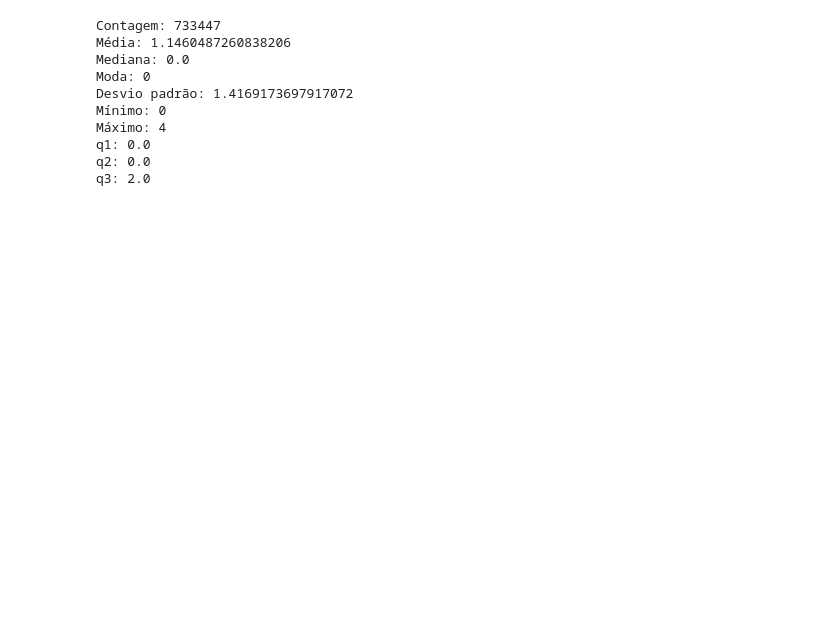
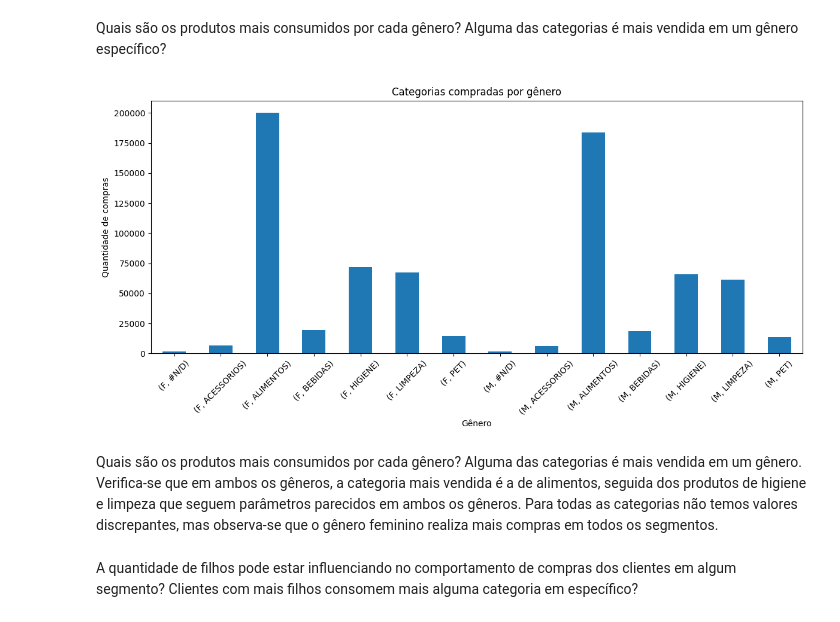
Before and after one commit to Jee16/Miniprojeto_JessicaFSantos_DadosV2, a Jupyter notebook: Miniprojeto_Varejo.ipynb/Varejo.ipynp.ipynb, the cells around one changed output. Cells and saved outputs as stored; diff of their text form; code cells hidden in the pictures; blank space fills up the shorter version.

```diff
--- a/Miniprojeto_Varejo.ipynb/Varejo.ipynp.ipynb
+++ b/Miniprojeto_Varejo.ipynb/Varejo.ipynp.ipynb
@@ -58,7 +66,7 @@ df_limpo = df_limpo.reset_index(drop=True)
 print(f"Total de linhas após a remoção das duplicatas: {len(df_limpo)} linhas")
 # %%
 # Covertendo a coluna data para datatime.
-df_limpo['DATA'] = pd.to_datetime(df_limpo['DATA'], format='%Y-%m-%d')
+df_limpo['DATA'] = pd.to_datetime(df_limpo['DATA'], format='%d/%m/%Y')
 print(df_limpo)
 # %%
 # Verificação de estatísticas
@@ -74,14 +82,6 @@ q1: {df_limpo['CL_FHL'].quantile(0.25)}
 q2: {df_limpo['CL_FHL'].quantile(0.50)}
 q3: {df_limpo['CL_FHL'].quantile(0.75)}
 ''')
-# %% [output]
-Contagem: 733447
-Média: 1.1460487260838206
-Mediana: 0.0
-Moda: 0
-Desvio padrão: 1.4169173697917072
-Mínimo: 0
-Máximo: 4
-q1: 0.0
-q2: 0.0
-q3: 2.0
+# %% [markdown]
+Quais são os produtos mais consumidos por cada gênero?
+Alguma das categorias é mais vendida em um gênero específico?
@@ -87,0 +92,24 @@ q3: 2.0
+# %%
+import matplotlib.pyplot as plt
+
+genero_categoria = df_limpo.groupby(['CL_GENERO', 'PR_CAT'])['CO_ID'].count()
+
+genero_categoria.plot(kind='bar', figsize=(12,6))
+
+plt.title('Categorias compradas por gênero')
+plt.xlabel('Gênero')
+plt.ylabel('Quantidade de compras')
+
+plt.xticks(rotation=45)
+
+plt.tight_layout()
+
+plt.show()
+# %% [output]
+[figure, added]
+# %% [markdown]
+Quais são os produtos mais consumidos por cada gênero?
+Alguma das categorias é mais vendida em um gênero. Verifica-se que em ambos os gêneros, a categoria mais vendida é a de alimentos, seguida dos produtos de higiene e limpeza que seguem parâmetros parecidos em ambos os gêneros. Para todas as categorias não temos valores discrepantes, mas observa-se que o gênero feminino realiza mais compras em todos os segmentos.
+# %% [markdown]
+A quantidade de filhos pode estar influenciando no comportamento de compras dos clientes em algum segmento?
+Clientes com mais filhos consomem mais alguma categoria em específico?
```
Also changed, not shown: parts of 11 cells of this notebook, 2 other files.
